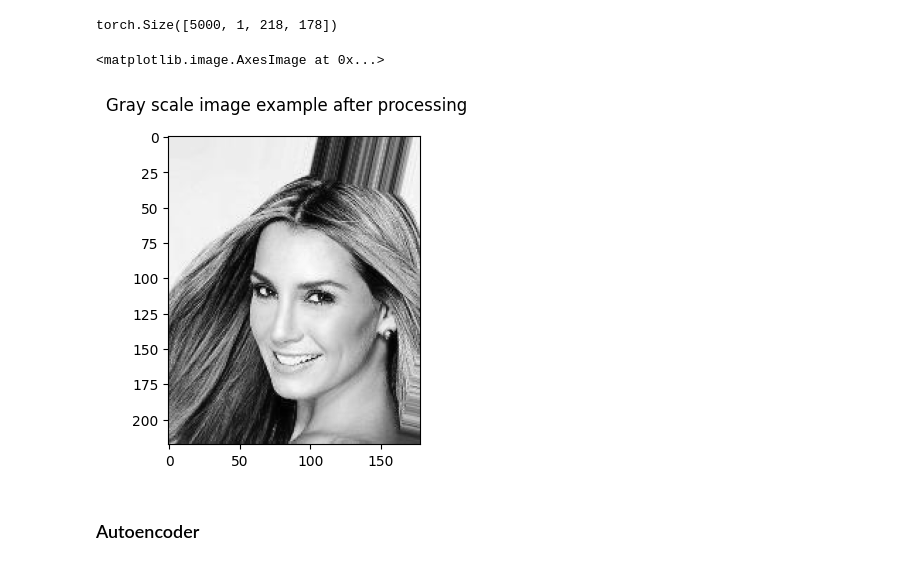
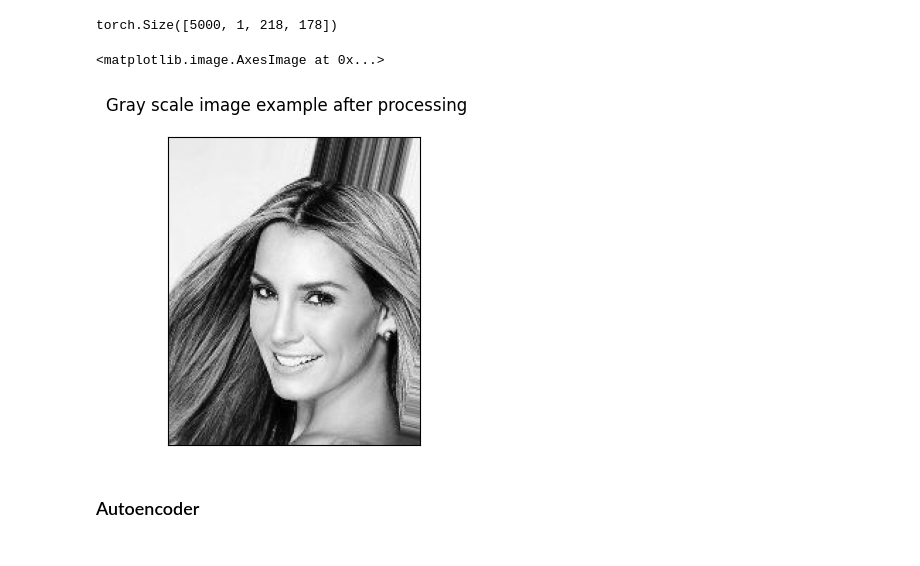
Before and after one commit to TheYibster/-Math_108C-Final-Project, a Jupyter notebook: main.ipynb, the cells around one changed output. Drawn from its saved outputs; the diff is of its cells as text; code cells hidden in the pictures.

```diff
--- a/main.ipynb
+++ b/main.ipynb
@@ -69,10 +69,12 @@ torch.Size([5000, 1, 218, 178])
 # %%
 plt.figure(figsize=((6,4)))
 plt.suptitle("Gray scale image example after processing")
+plt.xticks(())
+plt.yticks(())
 plt.imshow(all_features[0].squeeze(), cmap="gray")
 # %% [output]
 <matplotlib.image.AxesImage at 0x...>
-[figure, old version]
+[figure, new version]
 # %% [markdown]
 ### Autoencoder
 # %% [markdown]
```
Also changed, not shown: parts of 10 cells of this notebook.
